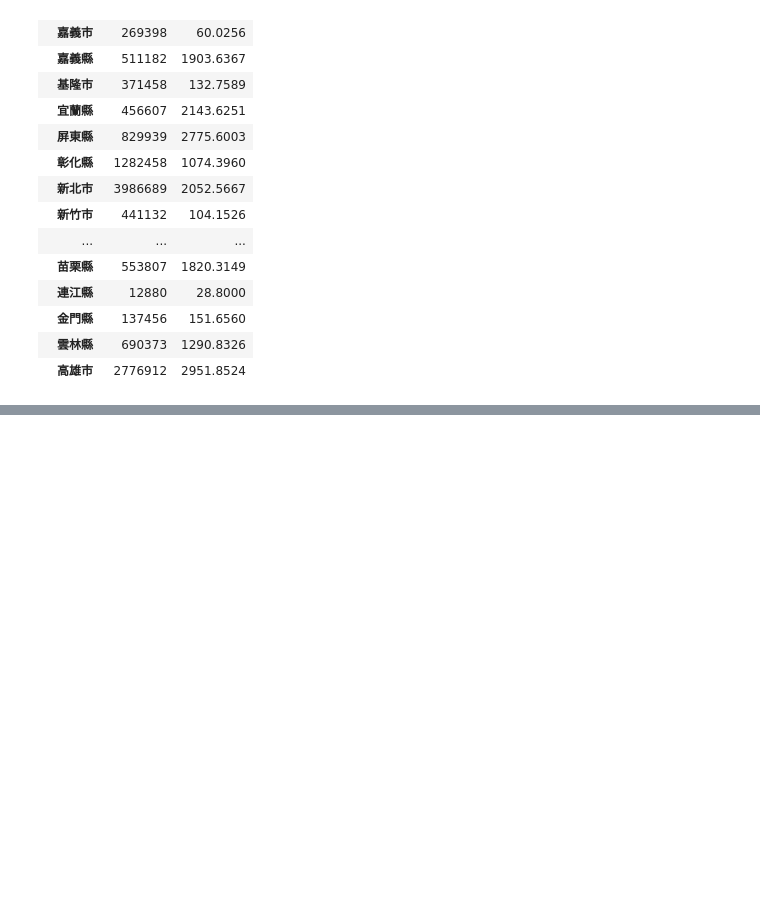
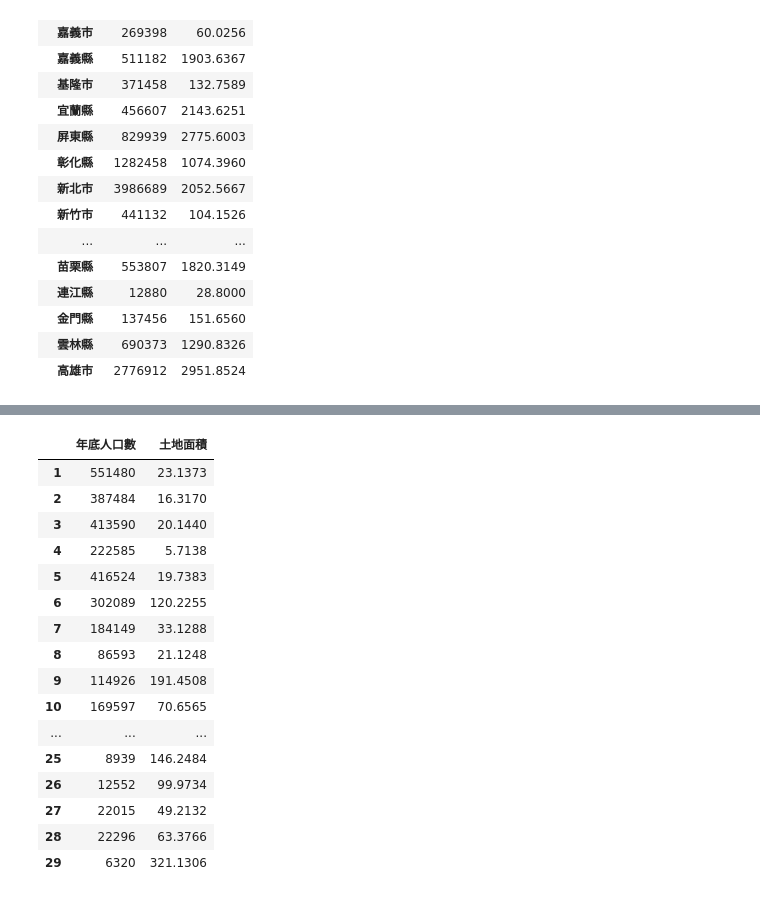
Before and after one commit to chainmine55/2023_11_16Python, a Jupyter notebook: lesson21/lesson21_4.ipynb, the cells around one changed output, grey strips where cells are left out. Saved outputs shown, nothing was run; the diff lists cells and outputs as text; code cells hidden in the pictures; blank space fills up the shorter version.

```diff
--- a/lesson21/lesson21_4.ipynb
+++ b/lesson21/lesson21_4.ipynb
@@ -123,0 +189,21 @@ df3.groupby(by='區域別')[['年底人口數','土地面積']].sum()
+# %%
+part_dict = dict(list(df3.groupby(by='區域別')[['年底人口數','土地面積']]))
+part_dict['新北市']
+# %% [output]
+|  | 年底人口數 | 土地面積 |
+| 1 | 551480 | 23.1373 |
+| 2 | 387484 | 16.3170 |
+| 3 | 413590 | 20.1440 |
+| 4 | 222585 | 5.7138 |
+| 5 | 416524 | 19.7383 |
+| 6 | 302089 | 120.2255 |
+| 7 | 184149 | 33.1288 |
+| 8 | 86593 | 21.1248 |
+| 9 | 114926 | 191.4508 |
+| 10 | 169597 | 70.6565 |
+| ... | ... | ... |
+| 25 | 8939 | 146.2484 |
+| 26 | 12552 | 99.9734 |
+| 27 | 22015 | 49.2132 |
+| 28 | 22296 | 63.3766 |
+| 29 | 6320 | 321.1306 |
```
Also changed, not shown: parts of 4 cells of this notebook.
